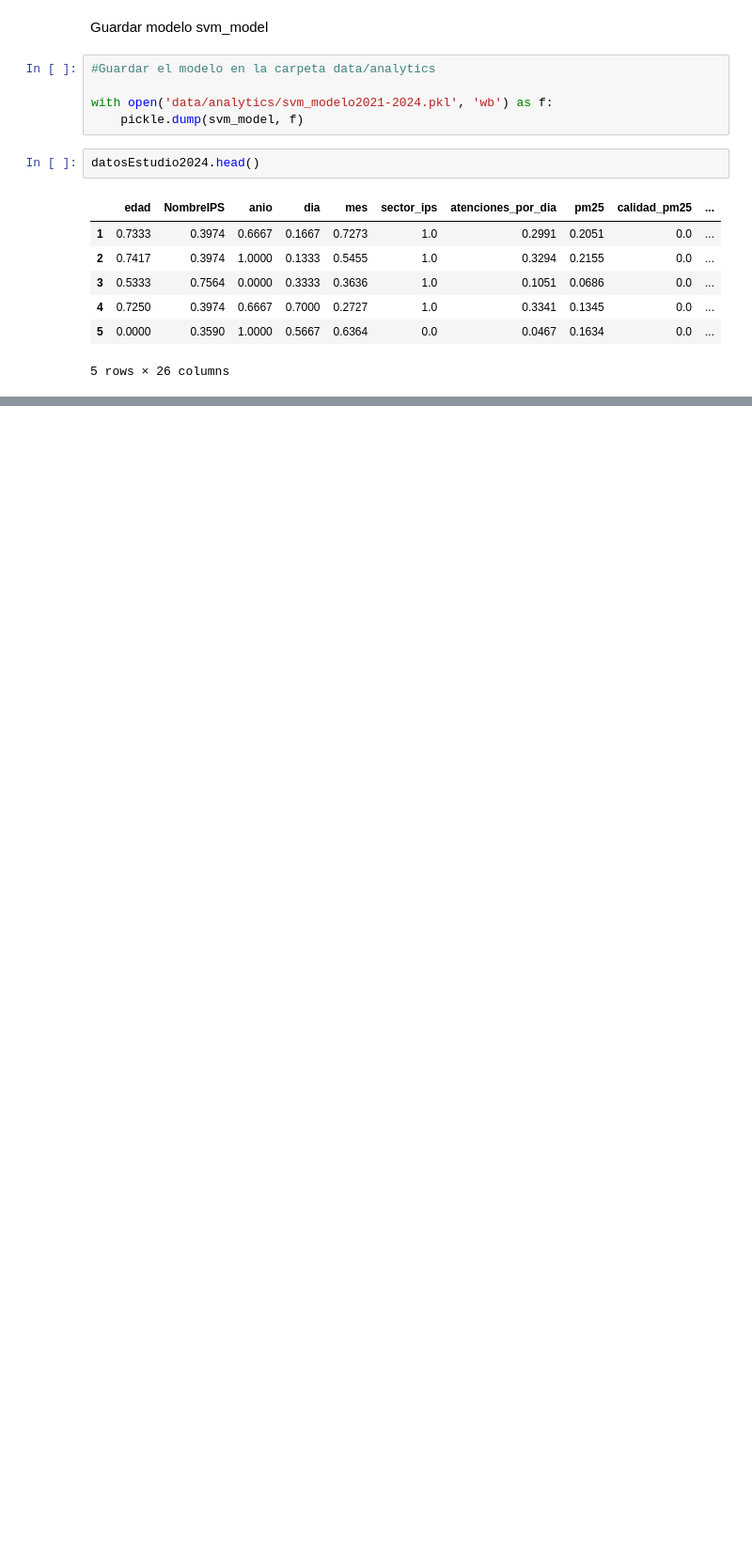
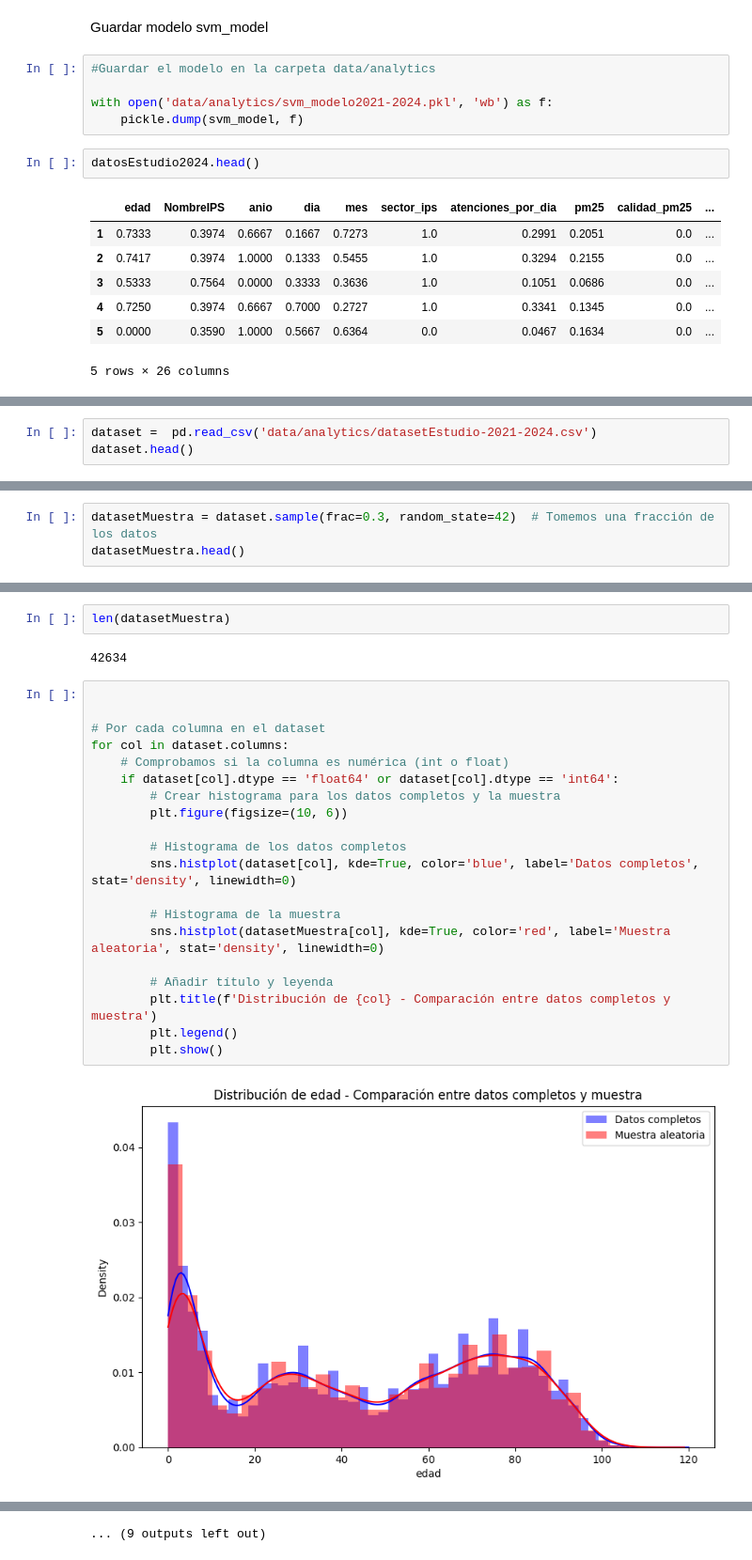
Before and after one commit to kennethLeonel/Atenciones-Medicas, a Jupyter notebook: preprocesamiento.ipynb, the cells around one changed output, grey strips where cells are left out. Shown at 94% size. Cells and saved outputs as stored; diff of their text form; blank space fills up the shorter version.

Commit message:
Se hizo graficas de la función de distribución de los datos

```diff
--- a/preprocesamiento.ipynb
+++ b/preprocesamiento.ipynb
@@ -1722,0 +1722,3 @@ datosEstudio2024.to_csv('data/analytics/datasetEstudio-2021-2024Escalados.csv',
+# %%
+dataset =  pd.read_csv('data/analytics/datasetEstudio-2021-2024.csv')
+dataset.head()
@@ -1722,0 +1761,3 @@ datosEstudio2024.to_csv('data/analytics/datasetEstudio-2021-2024Escalados.csv',
+# %%
+datasetMuestra = dataset.sample(frac=0.3, random_state=42)  # Tomemos una fracción de los datos
+datasetMuestra.head()
@@ -1722,0 +1772,26 @@ datosEstudio2024.to_csv('data/analytics/datasetEstudio-2021-2024Escalados.csv',
+# %%
+len(datasetMuestra)
+# %% [output]
+42634
+# %%
+
+
+# Por cada columna en el dataset
+for col in dataset.columns:
+    # Comprobamos si la columna es numérica (int o float)
+    if dataset[col].dtype == 'float64' or dataset[col].dtype == 'int64':
+        # Crear histograma para los datos completos y la muestra
+        plt.figure(figsize=(10, 6))
+
+        # Histograma de los datos completos
+        sns.histplot(dataset[col], kde=True, color='blue', label='Datos completos', stat='density', linewidth=0)
+
+        # Histograma de la muestra
+        sns.histplot(datasetMuestra[col], kde=True, color='red', label='Muestra aleatoria', stat='density', linewidth=0)
+
+        # Añadir título y leyenda
+        plt.title(f'Distribución de {col} - Comparación entre datos completos y muestra')
+        plt.legend()
+        plt.show()
+# %% [output]
+[figure, added]
@@ -1722,0 +1809 @@ datosEstudio2024.to_csv('data/analytics/datasetEstudio-2021-2024Escalados.csv',
+... (9 outputs left out)
```
Also changed, not shown: parts of 15 cells of this notebook, 1 other file.
